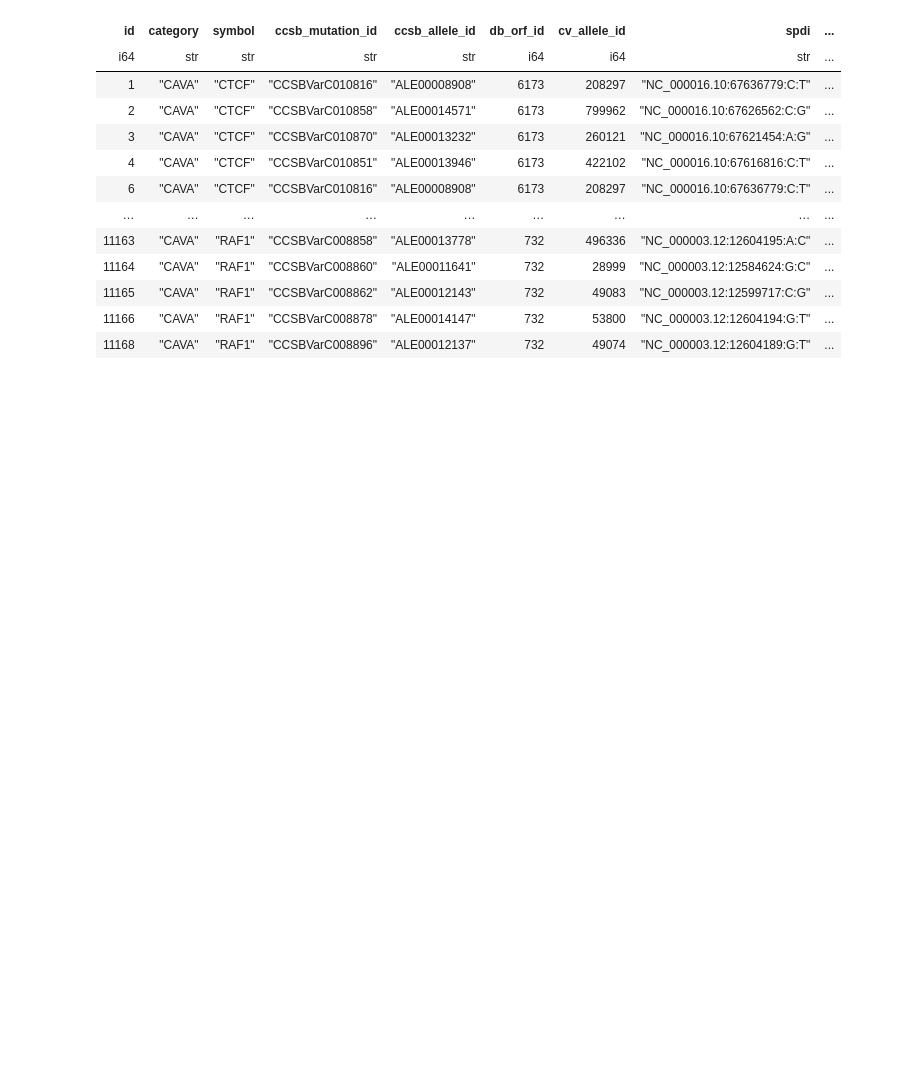
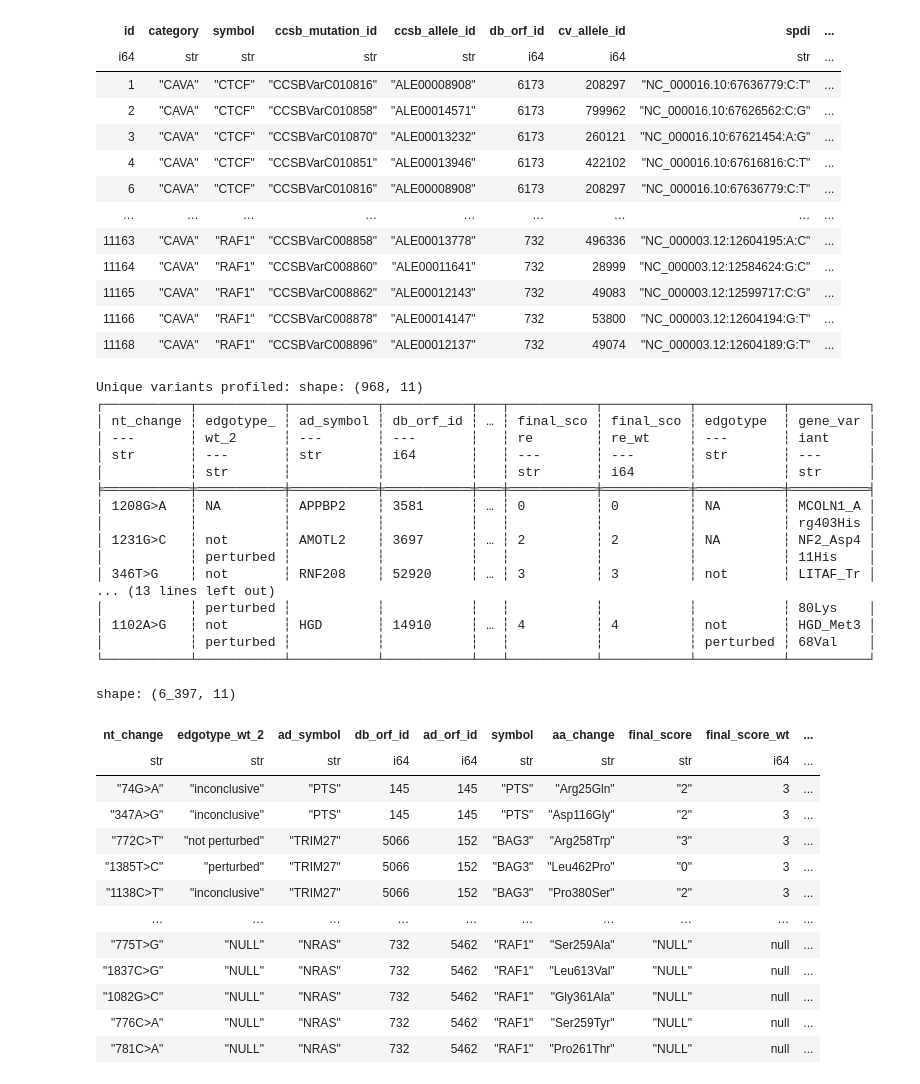
Before and after one commit to runxi-shen/2025_Pillar_VarChAMP, a Jupyter notebook: 2_individual_assay_analyses/ppi/2_analyses/1_edgotyping_data_analyses.ipynb, the cells around one changed output. Cells and saved outputs as stored; diff of their text form; code cells hidden in the pictures; blank space fills up the shorter version.

```diff
--- a/2_individual_assay_analyses/ppi/2_analyses/1_edgotyping_data_analyses.ipynb
+++ b/2_individual_assay_analyses/ppi/2_analyses/1_edgotyping_data_analyses.ipynb
@@ -41,3 +46,45 @@ shape: (3_540, 27)
 | 11165 | "CAVA" | "RAF1" | "CCSBVarC008862" | "ALE00012143" | 732 | 49083 | "NC_000003.12:12599717:C:G" | ... |
 | 11166 | "CAVA" | "RAF1" | "CCSBVarC008878" | "ALE00014147" | 732 | 53800 | "NC_000003.12:12604194:G:T" | ... |
 | 11168 | "CAVA" | "RAF1" | "CCSBVarC008896" | "ALE00012137" | 732 | 49074 | "NC_000003.12:12604189:G:T" | ... |
+# %%
+overlapped_cols = set(edgotyping_scores_df.columns).intersection(set(edgotyping_scores_alleles_df.columns))
+combined_df = pl.concat([
+    edgotyping_scores_df.select(pl.col(overlapped_cols)),
+    edgotyping_scores_alleles_df.select(pl.col(overlapped_cols))
+], how="vertical_relaxed").with_columns(
+    pl.concat_str([pl.col("symbol"), pl.col("aa_change")], separator="_").alias("gene_variant")
+)
+print("Unique variants profiled:", combined_df.unique(subset="gene_variant"))
+display(combined_df)
+# %% [output]
+Unique variants profiled: shape: (968, 11)
+┌───────────┬───────────┬───────────┬───────────┬───┬───────────┬───────────┬───────────┬──────────┐
+│ nt_change ┆ edgotype_ ┆ ad_symbol ┆ db_orf_id ┆ … ┆ final_sco ┆ final_sco ┆ edgotype  ┆ gene_var │
+│ ---       ┆ wt_2      ┆ ---       ┆ ---       ┆   ┆ re        ┆ re_wt     ┆ ---       ┆ iant     │
+│ str       ┆ ---       ┆ str       ┆ i64       ┆   ┆ ---       ┆ ---       ┆ str       ┆ ---      │
+│           ┆ str       ┆           ┆           ┆   ┆ str       ┆ i64       ┆           ┆ str      │
+╞═══════════╪═══════════╪═══════════╪═══════════╪═══╪═══════════╪═══════════╪═══════════╪══════════╡
+│ 1208G>A   ┆ NA        ┆ APPBP2    ┆ 3581      ┆ … ┆ 0         ┆ 0         ┆ NA        ┆ MCOLN1_A │
+│           ┆           ┆           ┆           ┆   ┆           ┆           ┆           ┆ rg403His │
+│ 1231G>C   ┆ not       ┆ AMOTL2    ┆ 3697      ┆ … ┆ 2         ┆ 2         ┆ NA        ┆ NF2_Asp4 │
+│           ┆ perturbed ┆           ┆           ┆   ┆           ┆           ┆           ┆ 11His    │
+│ 346T>G    ┆ not       ┆ RNF208    ┆ 52920     ┆ … ┆ 3         ┆ 3         ┆ not       ┆ LITAF_Tr │
+... (13 lines left out)
+│           ┆ perturbed ┆           ┆           ┆   ┆           ┆           ┆           ┆ 80Lys    │
+│ 1102A>G   ┆ not       ┆ HGD       ┆ 14910     ┆ … ┆ 4         ┆ 4         ┆ not       ┆ HGD_Met3 │
+│           ┆ perturbed ┆           ┆           ┆   ┆           ┆           ┆ perturbed ┆ 68Val    │
+└───────────┴───────────┴───────────┴───────────┴───┴───────────┴───────────┴───────────┴──────────┘
+shape: (6_397, 11)
+| nt_change | edgotype_wt_2 | ad_symbol | db_orf_id | ad_orf_id | symbol | aa_change | final_score | final_score_wt | ... |
+| str | str | str | i64 | i64 | str | str | str | i64 | ... |
+| "74G>A" | "inconclusive" | "PTS" | 145 | 145 | "PTS" | "Arg25Gln" | "2" | 3 | ... |
+| "347A>G" | "inconclusive" | "PTS" | 145 | 145 | "PTS" | "Asp116Gly" | "2" | 3 | ... |
+| "772C>T" | "not perturbed" | "TRIM27" | 5066 | 152 | "BAG3" | "Arg258Trp" | "3" | 3 | ... |
+| "1385T>C" | "perturbed" | "TRIM27" | 5066 | 152 | "BAG3" | "Leu462Pro" | "0" | 3 | ... |
+| "1138C>T" | "inconclusive" | "TRIM27" | 5066 | 152 | "BAG3" | "Pro380Ser" | "2" | 3 | ... |
+| … | … | … | … | … | … | … | … | … | ... |
+| "775T>G" | "NULL" | "NRAS" | 732 | 5462 | "RAF1" | "Ser259Ala" | "NULL" | null | ... |
+| "1837C>G" | "NULL" | "NRAS" | 732 | 5462 | "RAF1" | "Leu613Val" | "NULL" | null | ... |
+| "1082G>C" | "NULL" | "NRAS" | 732 | 5462 | "RAF1" | "Gly361Ala" | "NULL" | null | ... |
+| "776C>A" | "NULL" | "NRAS" | 732 | 5462 | "RAF1" | "Ser259Tyr" | "NULL" | null | ... |
+| "781C>A" | "NULL" | "NRAS" | 732 | 5462 | "RAF1" | "Pro261Thr" | "NULL" | null | ... |
```
Also changed, not shown: parts of 7 cells of this notebook, 12 other files.
